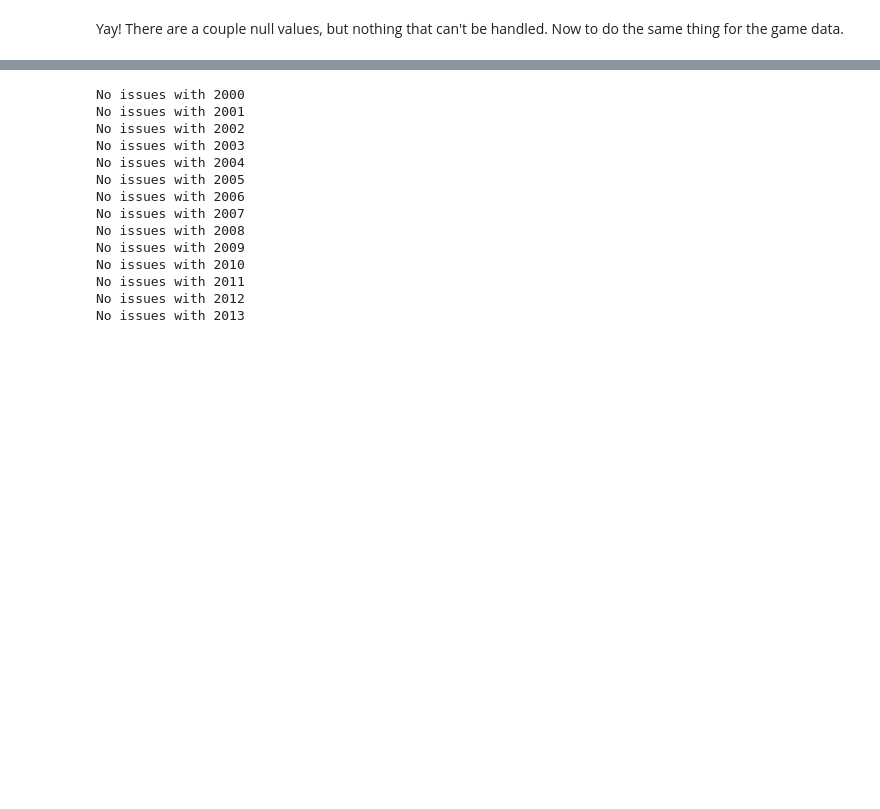
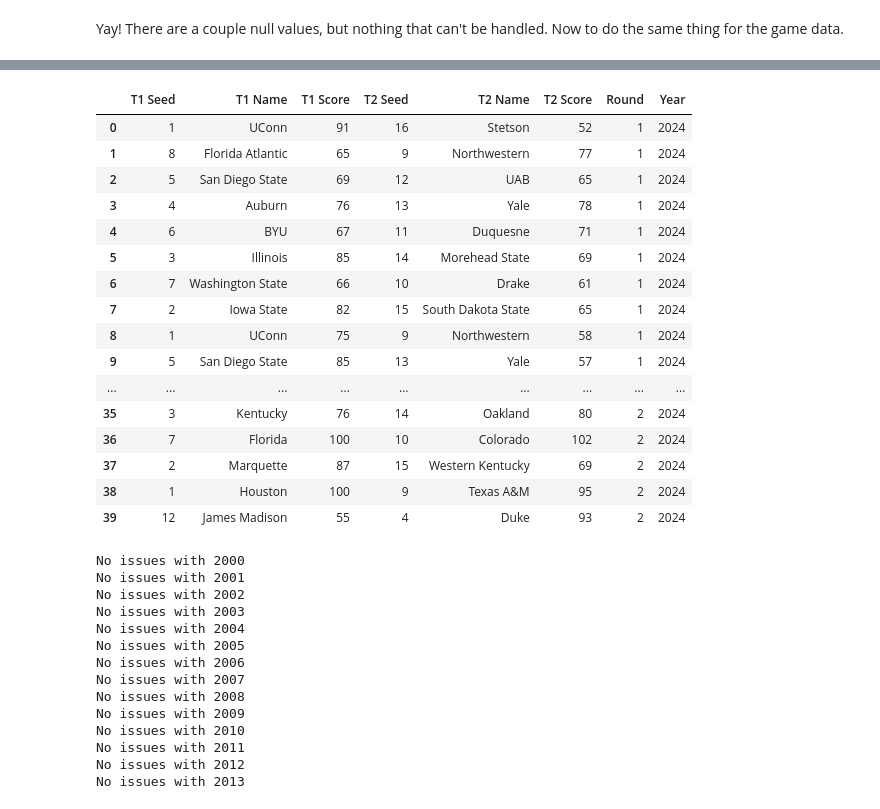
Before and after one commit to BARATZL/march-madness-supML, a Jupyter notebook: NCAAMB_ML.ipynb, the cells around one changed output, grey strips where cells are left out. Saved outputs shown, nothing was run; the diff lists cells and outputs as text; code cells hidden in the pictures; blank space fills up the shorter version.

Commit message:
Trying a new conditional block in my game data function

```diff
--- a/NCAAMB_ML.ipynb
+++ b/NCAAMB_ML.ipynb
@@ -580,6 +580,7 @@ def get_game_data(url_name):
   soup = BeautifulSoup(html_content, 'html.parser')
   comments = soup.find_all(string=lambda text: isinstance(text, Comment))
   i = 0
+  j = 1
   for comment in comments:
     if "game" in comment:  # the html had <--game--> comments wherever they placed bracket games.
         next_element = comment.find_next_sibling()
@@ -597,27 +598,30 @@ def get_game_data(url_name):
         name2 = third_element.find('a', href=True).text.strip()
         score2 = third_element.find_all('a',href=True)[1].text.strip()
         i += 1
-        if i < 33:
-          round = 1
-        elif i >= 33 and i < 49:
-          round = 2
-        elif i >= 49 and i < 57:
-          round = 3
-        elif i >= 57 and i < 61:
-          round = 4
-        elif i >= 61 and i < 63:
-          round = 5
-        elif i == 63:
-          round = 6
-        else:
-          break
-        tourney_df.loc[len(tourney_df)] = [seed1,name1,score1,seed2,name2,score2,round,url_name[52:56]]
-    if i == 64:
-      break
+        if j > 5:  # running through all four quadrants before final four
+          if i < 9:
+            round = 1
+          elif i < 13:
+            round = 2
+          elif i < 15:
+            round = 3
+          elif i == 15:
+            round = 4
+            j += 1  # new quadrant after 15 games are pulled
+            i = 0
+          tourney_df.loc[len(tourney_df)] = [seed1,name1,score1,seed2,name2,score2,round,url_name[52:56]]
+        elif j == 5:
+          if i < 3:
+            round = 5
+          elif i == 3:
+            round = 6:
+          tourney_df.loc[len(tourney_df)] = [seed1,name1,score1,seed2,name2,score2,round,url_name[52:56]]
 
   print(f"No issues with {url_name[52:56]}")
+  i = 0
   return tourney_df
 # %%
-twoktest = get_game_data('https://www.sports-reference.com/cbb/postseason/men/2021-ncaa.html')
-twoktest
+twoktest = get_game_data('https://www.sports-reference.com/cbb/postseason/men/2022-ncaa.html')
+twoktest.drop_duplicates(("T1 Name", "T2 Name","Year"),ignore_index=True,inplace = True)
+twoktest.info()
 # %% [output]
@@ -638,3 +645,23 @@ No issues with 2021
+# %%
+twoktest.head(40)
+# %% [output]
+|  | T1 Seed | T1 Name | T1 Score | T2 Seed | T2 Name | T2 Score | Round | Year |
+| 0 | 1 | UConn | 91 | 16 | Stetson | 52 | 1 | 2024 |
+| 1 | 8 | Florida Atlantic | 65 | 9 | Northwestern | 77 | 1 | 2024 |
+| 2 | 5 | San Diego State | 69 | 12 | UAB | 65 | 1 | 2024 |
+| 3 | 4 | Auburn | 76 | 13 | Yale | 78 | 1 | 2024 |
+| 4 | 6 | BYU | 67 | 11 | Duquesne | 71 | 1 | 2024 |
+| 5 | 3 | Illinois | 85 | 14 | Morehead State | 69 | 1 | 2024 |
+| 6 | 7 | Washington State | 66 | 10 | Drake | 61 | 1 | 2024 |
+| 7 | 2 | Iowa State | 82 | 15 | South Dakota State | 65 | 1 | 2024 |
+| 8 | 1 | UConn | 75 | 9 | Northwestern | 58 | 1 | 2024 |
+| 9 | 5 | San Diego State | 85 | 13 | Yale | 57 | 1 | 2024 |
+| ... | ... | ... | ... | ... | ... | ... | ... | ... |
+| 35 | 3 | Kentucky | 76 | 14 | Oakland | 80 | 2 | 2024 |
+| 36 | 7 | Florida | 100 | 10 | Colorado | 102 | 2 | 2024 |
+| 37 | 2 | Marquette | 87 | 15 | Western Kentucky | 69 | 2 | 2024 |
+| 38 | 1 | Houston | 100 | 9 | Texas A&M | 95 | 2 | 2024 |
+| 39 | 12 | James Madison | 55 | 4 | Duke | 93 | 2 | 2024 |
 # %%
 for i in range(0,25):
   if i < 10:
```
Also changed, not shown: parts of 1 cell of this notebook.
